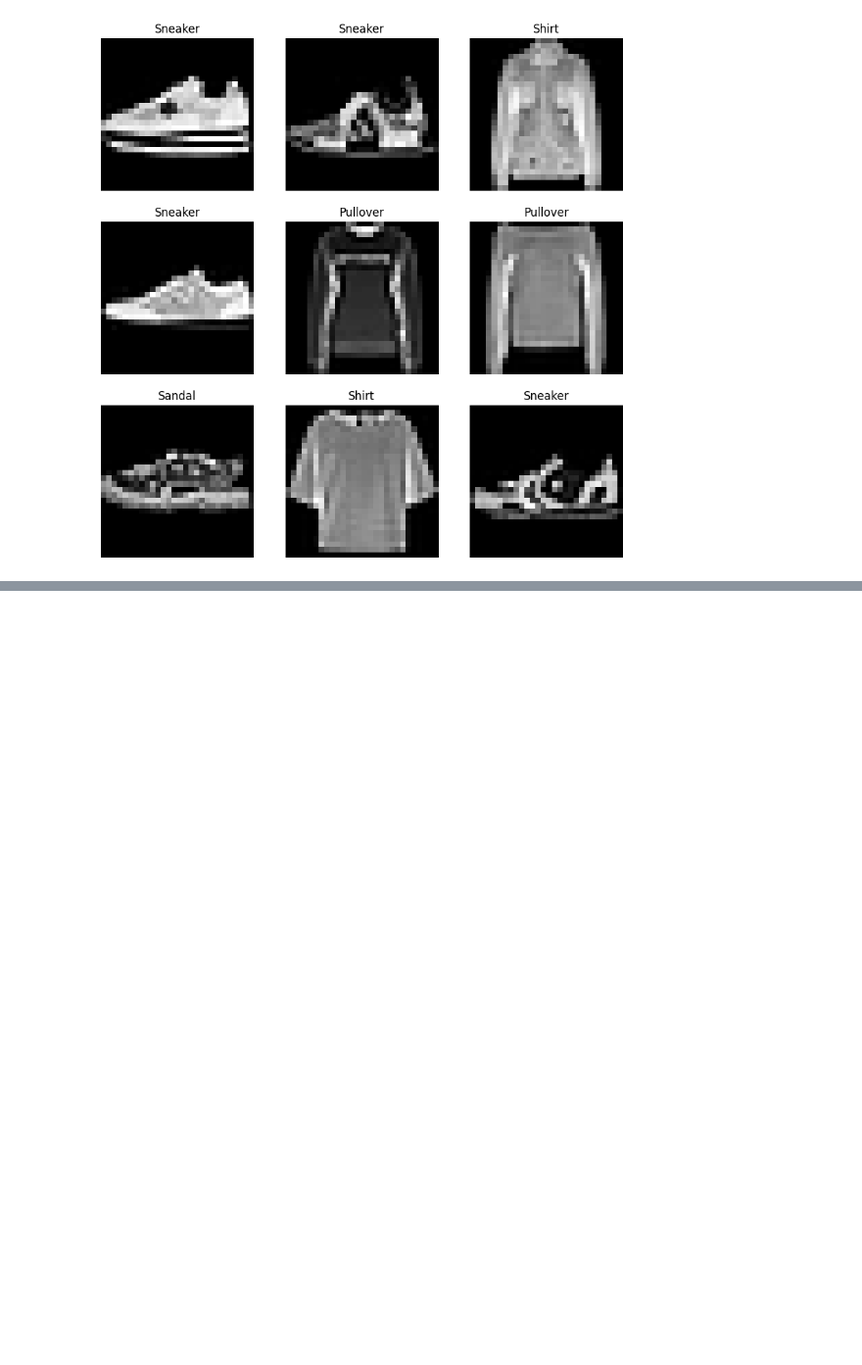
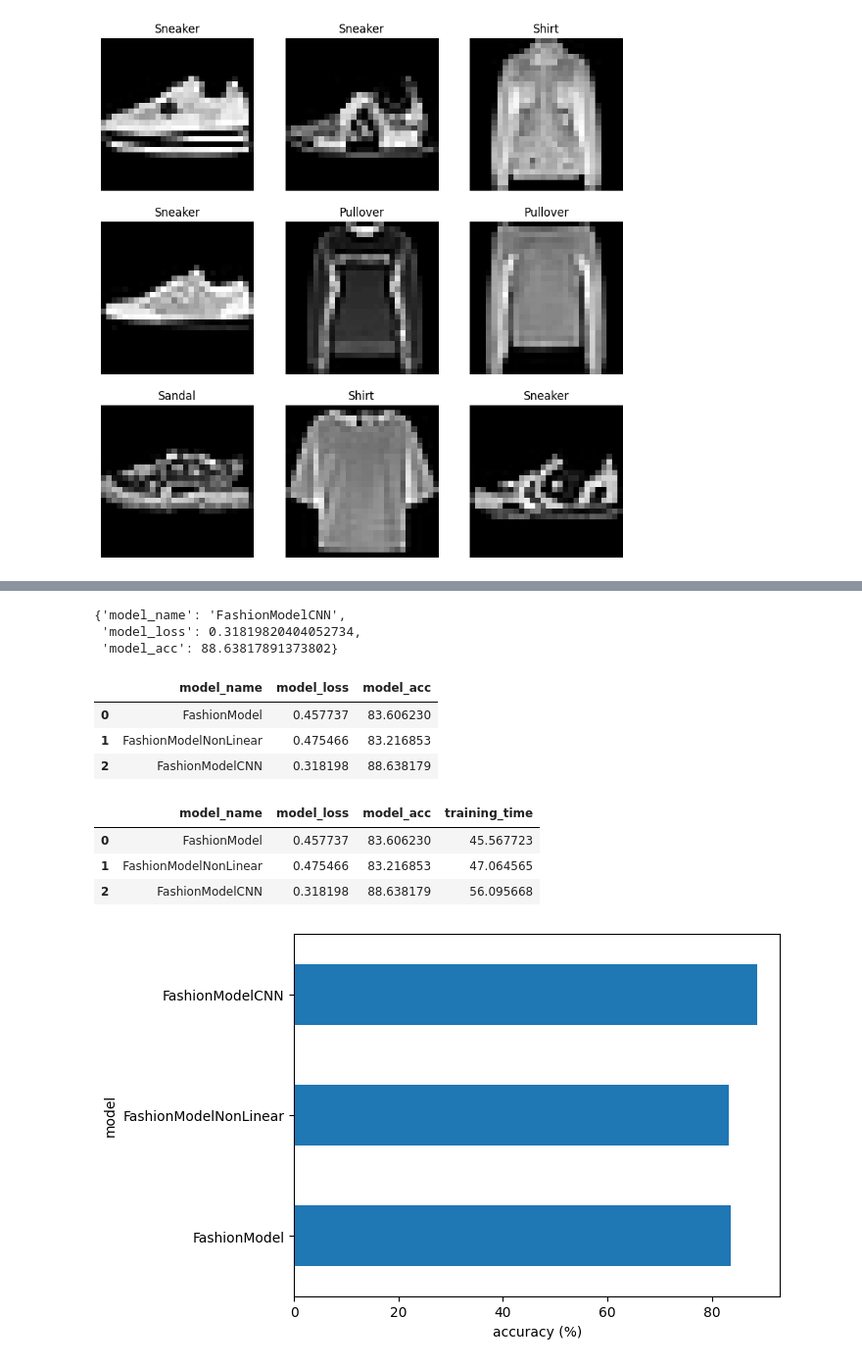
Before and after one commit to Siuuuuuu0/ML-DL, a Jupyter notebook: CV.ipynb, the cells around one changed output, grey strips where cells are left out. Shown at 98% size. Saved outputs shown, nothing was run; the diff lists cells and outputs as text; code cells hidden in the pictures; blank space fills up the shorter version.

```diff
--- a/CV.ipynb
+++ b/CV.ipynb
@@ -69,0 +404,14 @@ test_dataloader = DataLoader(test_data, batch_size=32, shuffle=False)
+# %%
+train_time_start_cpu = timer()
+
+epochs = 5
+
+for epoch in tqdm(range(epochs)):
+  print(f"Epoch {epoch}")
+
+  train_step(model_cnn, train_dataloader, loss_fn, optimizer, accuracy_fn)
+
+  test_step(model_cnn, test_dataloader, loss_fn, accuracy_fn)
+
+train_time_end_cpu = timer()
+train_time_model_cnn = print_train_time(start=train_time_start_cpu, end=train_time_end_cpu, device=next(model_cnn.parameters()).device)
@@ -69,0 +435,47 @@ test_dataloader = DataLoader(test_data, batch_size=32, shuffle=False)
+# %%
+model_cnn_results = eval_model(
+    model=model_cnn,
+    data_loader = test_dataloader,
+    loss_fn=loss_fn,
+    accuracy_fn = accuracy_fn,
+    device = device
+)
+
+model_cnn_results
+# %% [output]
+{'model_name': 'FashionModelCNN',
+ 'model_loss': 0.31819820404052734,
+ 'model_acc': 88.63817891373802}
+# %%
+compare_results = pd.DataFrame(
+    [model_results,
+    model_results_nn,
+    model_cnn_results]
+)
+
+compare_results
+# %% [output]
+|  | model_name | model_loss | model_acc |
+| 0 | FashionModel | 0.457737 | 83.606230 |
+| 1 | FashionModelNonLinear | 0.475466 | 83.216853 |
+| 2 | FashionModelCNN | 0.318198 | 88.638179 |
+# %%
+compare_results["training_time"]=[
+    train_time_model_base,
+    train_time_model_nn,
+    train_time_model_cnn
+]
+
+compare_results
+# %% [output]
+|  | model_name | model_loss | model_acc | training_time |
+| 0 | FashionModel | 0.457737 | 83.606230 | 45.567723 |
+| 1 | FashionModelNonLinear | 0.475466 | 83.216853 | 47.064565 |
+| 2 | FashionModelCNN | 0.318198 | 88.638179 | 56.095668 |
+# %%
+compare_results.set_index("model_name")["model_acc"].plot(kind="barh")
+plt.xlabel("accuracy (%)")
+plt.ylabel("model")
+plt.show()
+# %% [output]
+[figure, added]
```
Also changed, not shown: parts of 30 cells of this notebook.
